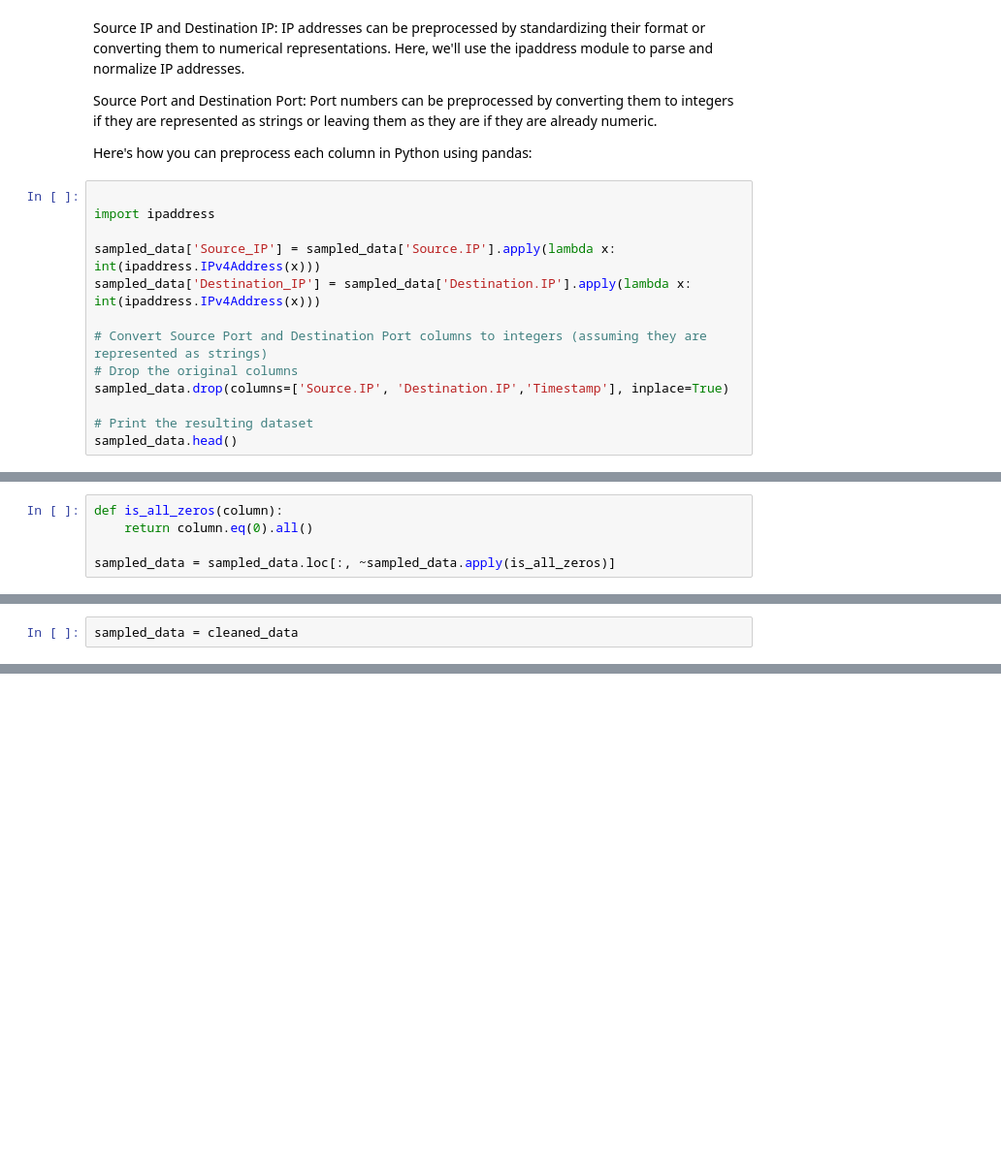
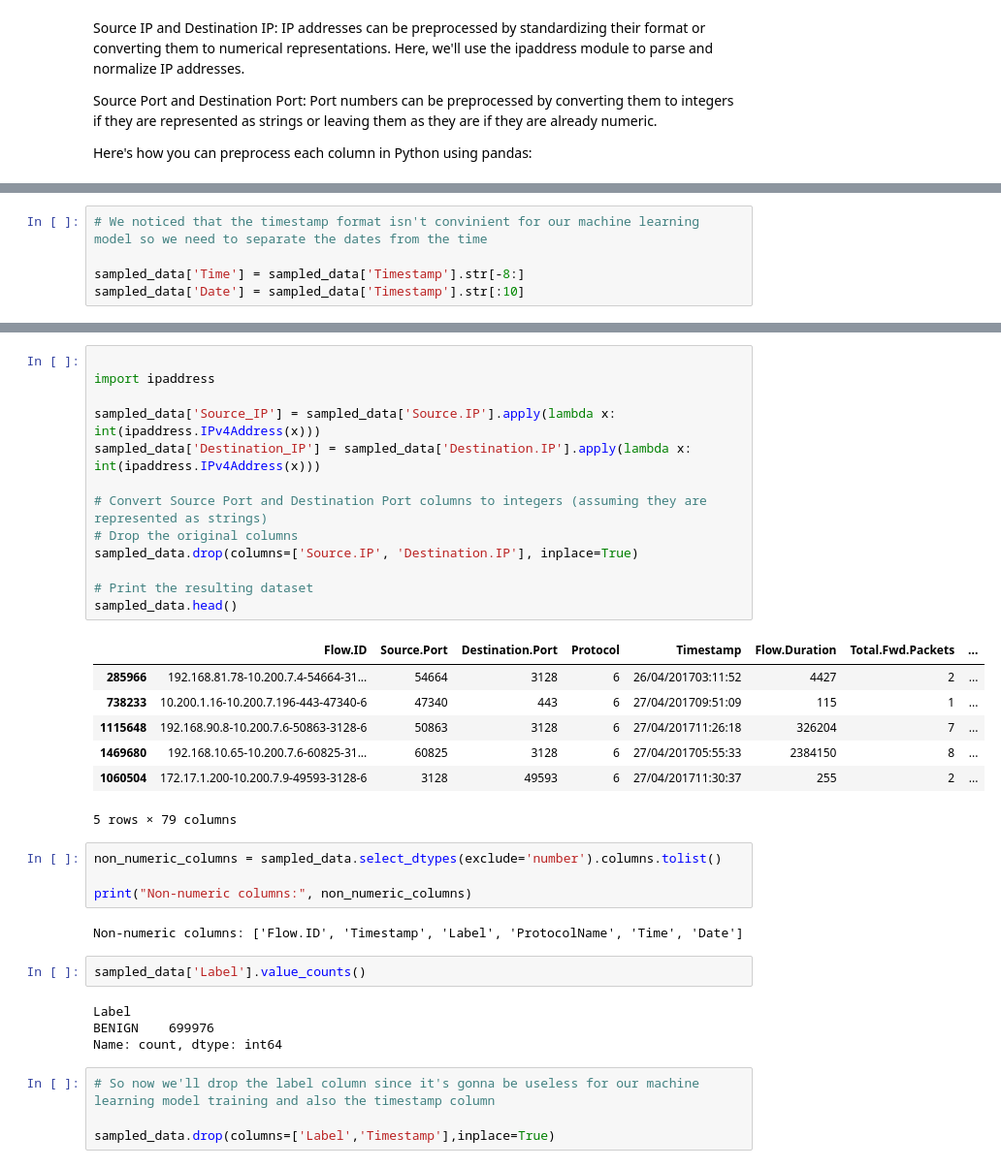
Before and after one commit to ackerman23/network-traffic-, a Jupyter notebook: main2.ipynb, the cells around one changed output, grey strips where cells are left out. Shown at 97% size. Saved outputs shown, nothing was run; the diff lists cells and outputs as text; blank space fills up the shorter version.

```diff
--- a/main2.ipynb
+++ b/main2.ipynb
@@ -359,16 +336,3 @@ Source IP and Destination IP: IP addresses can be preprocessed by standardizing
 Source Port and Destination Port: Port numbers can be preprocessed by converting them to integers if they are represented as strings or leaving them as they are if they are already numeric.
 
 Here's how you can preprocess each column in Python using pandas:
-# %%
-
-import ipaddress
-
-sampled_data['Source_IP'] = sampled_data['Source.IP'].apply(lambda x: int(ipaddress.IPv4Address(x)))
-sampled_data['Destination_IP'] = sampled_data['Destination.IP'].apply(lambda x: int(ipaddress.IPv4Address(x)))
-
-# Convert Source Port and Destination Port columns to integers (assuming they are represented as strings)
-# Drop the original columns
-sampled_data.drop(columns=['Source.IP', 'Destination.IP','Timestamp'], inplace=True)
-
-# Print the resulting dataset
-sampled_data.head()
@@ -416,5 +338,0 @@ dataset
-# %%
-def is_all_zeros(column):
-    return column.eq(0).all()
-
-sampled_data = sampled_data.loc[:, ~sampled_data.apply(is_all_zeros)]
@@ -589,2 +338,0 @@ cleaned_data
-# %%
-sampled_data = cleaned_data
@@ -599,0 +351,5 @@ Outliers found. Consider handling outliers before modeling.
+# %%
+# We noticed that the timestamp format isn't convinient for our machine learning model so we need to separate the dates from the time
+
+sampled_data['Time'] = sampled_data['Timestamp'].str[-8:]
+sampled_data['Date'] = sampled_data['Timestamp'].str[:10]
@@ -599,0 +406,37 @@ Outliers found. Consider handling outliers before modeling.
+# %%
+
+import ipaddress
+
+sampled_data['Source_IP'] = sampled_data['Source.IP'].apply(lambda x: int(ipaddress.IPv4Address(x)))
+sampled_data['Destination_IP'] = sampled_data['Destination.IP'].apply(lambda x: int(ipaddress.IPv4Address(x)))
+
+# Convert Source Port and Destination Port columns to integers (assuming they are represented as strings)
+# Drop the original columns
+sampled_data.drop(columns=['Source.IP', 'Destination.IP'], inplace=True)
+
+# Print the resulting dataset
+sampled_data.head()
+# %% [output]
+|  | Flow.ID | Source.Port | Destination.Port | Protocol | Timestamp | Flow.Duration | Total.Fwd.Packets | ... |
+| 285966 | 192.168.81.78-10.200.7.4-54664-31... | 54664 | 3128 | 6 | 26/04/201703:11:52 | 4427 | 2 | ... |
+| 738233 | 10.200.1.16-10.200.7.196-443-47340-6 | 47340 | 443 | 6 | 27/04/201709:51:09 | 115 | 1 | ... |
+| 1115648 | 192.168.90.8-10.200.7.6-50863-3128-6 | 50863 | 3128 | 6 | 27/04/201711:26:18 | 326204 | 7 | ... |
+| 1469680 | 192.168.10.65-10.200.7.6-60825-31... | 60825 | 3128 | 6 | 27/04/201705:55:33 | 2384150 | 8 | ... |
+| 1060504 | 172.17.1.200-10.200.7.9-49593-3128-6 | 3128 | 49593 | 6 | 27/04/201711:30:37 | 255 | 2 | ... |
+5 rows × 79 columns
+# %%
+non_numeric_columns = sampled_data.select_dtypes(exclude='number').columns.tolist()
+
+print("Non-numeric columns:", non_numeric_columns)
+# %% [output]
+Non-numeric columns: ['Flow.ID', 'Timestamp', 'Label', 'ProtocolName', 'Time', 'Date']
+# %%
+sampled_data['Label'].value_counts()
+# %% [output]
+Label
+BENIGN    699976
+Name: count, dtype: int64
+# %%
+# So now we'll drop the label column since it's gonna be useless for our machine learning model training and also the timestamp column
+
+sampled_data.drop(columns=['Label','Timestamp'],inplace=True)
```
Also changed, not shown: parts of 71 cells of this notebook.
